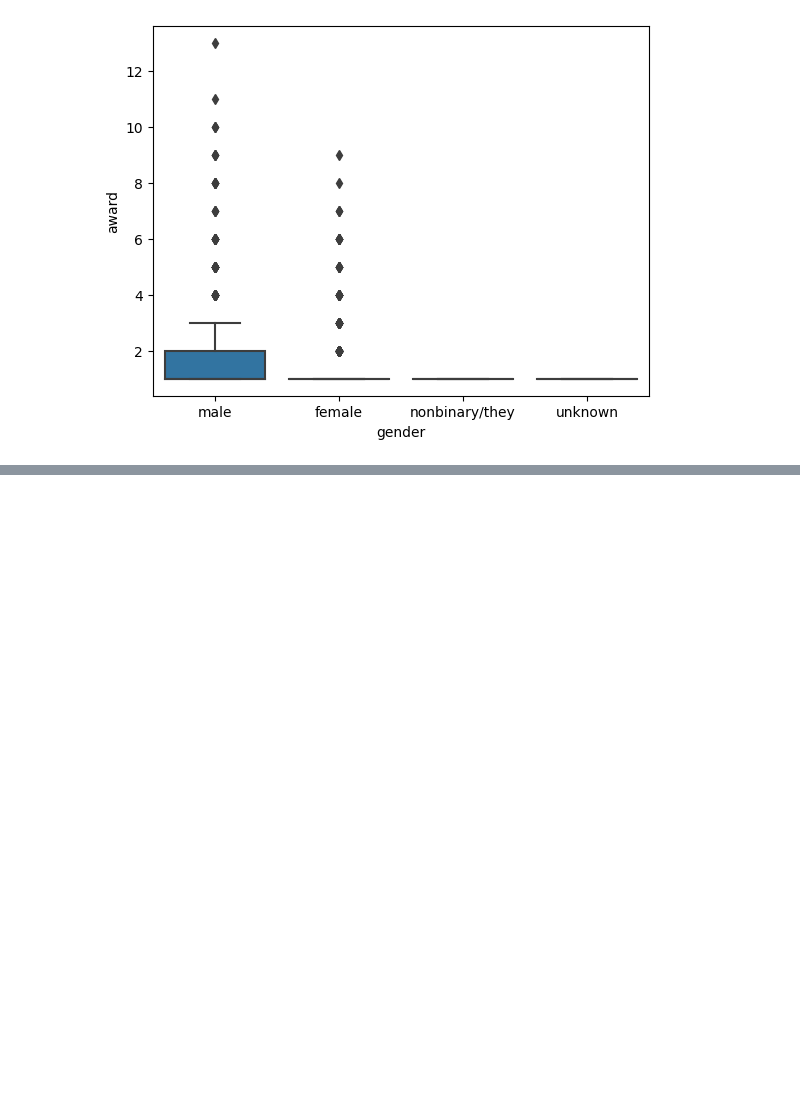
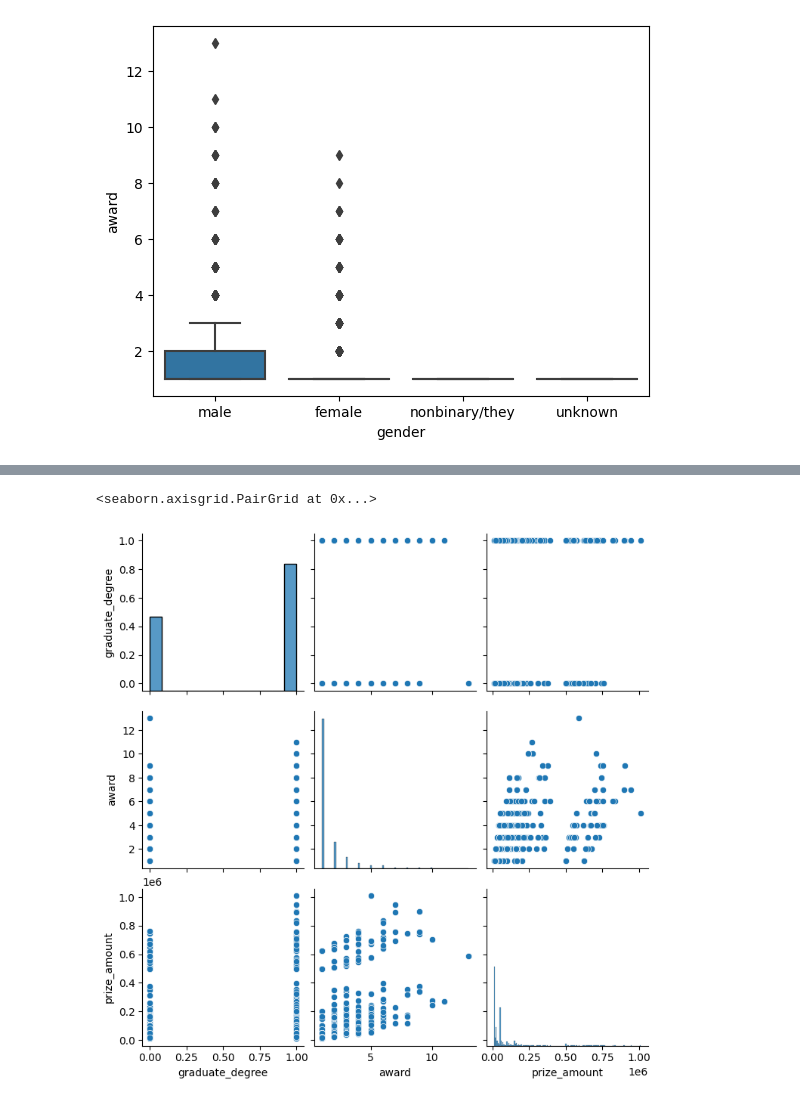
Before and after one commit to abigwind/literary-prizes, a Jupyter notebook: LitearyPrizesEDA.ipynb, the cells around one changed output, grey strips where cells are left out. Saved outputs shown, nothing was run; the diff lists cells and outputs as text; code cells hidden in the pictures; blank space fills up the shorter version.

```diff
--- a/LitearyPrizesEDA.ipynb
+++ b/LitearyPrizesEDA.ipynb
@@ -551,0 +648,5 @@ plt.show()
+# %%
+sns.pairplot(authors)
+# %% [output]
+<seaborn.axisgrid.PairGrid at 0x...>
+[figure, added]
```
Also changed, not shown: parts of 15 cells of this notebook.
